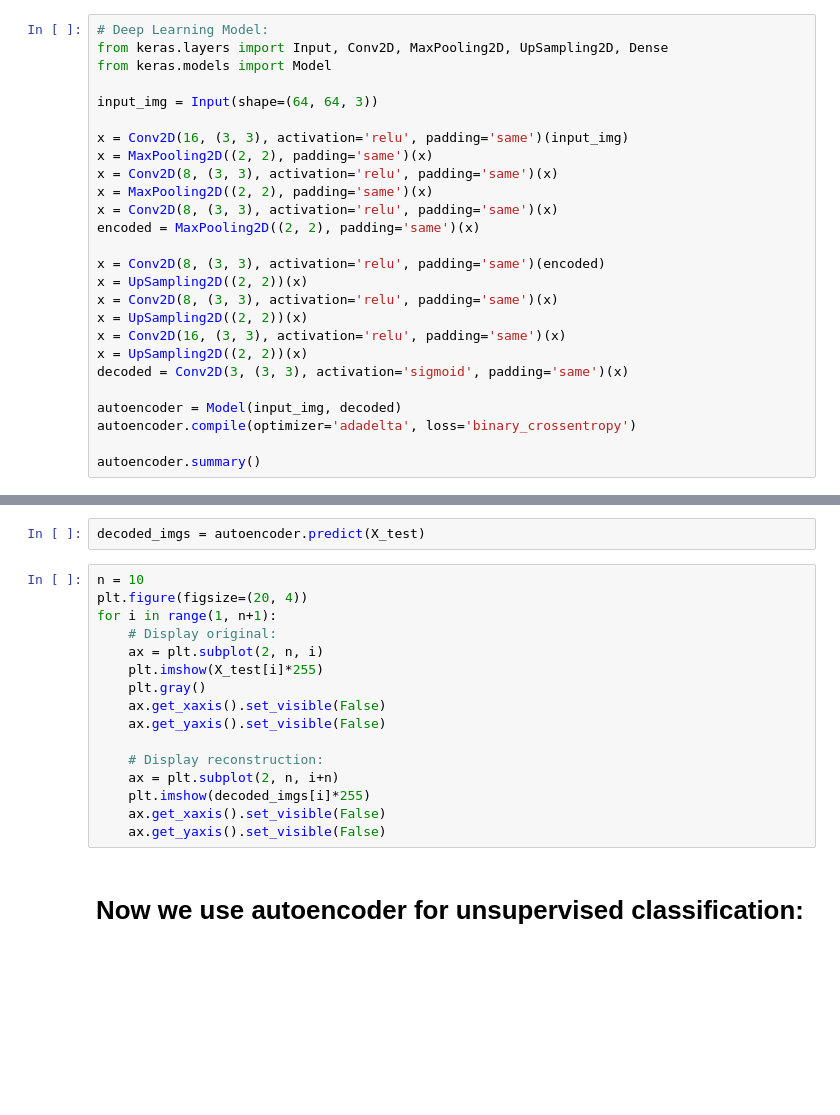
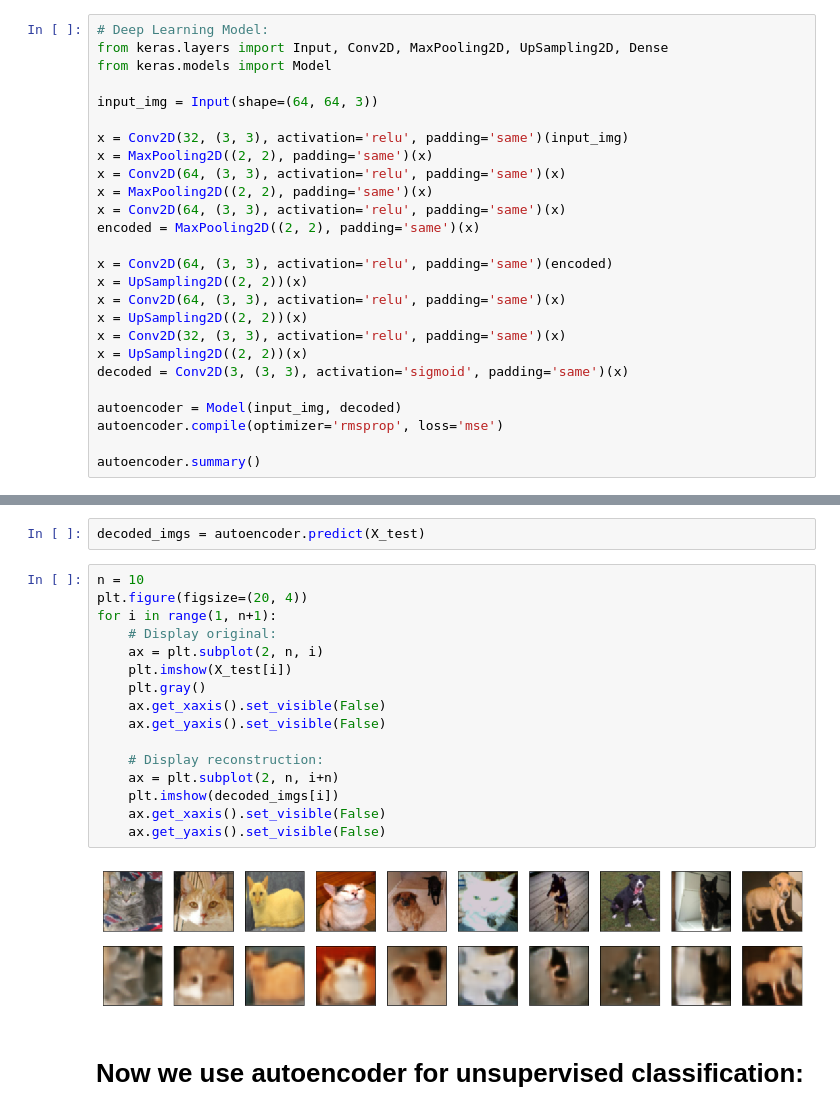
Before and after one commit to ardamavi/Unsupervised-Classification-with-Autoencoder, a Jupyter notebook: Examples/Dog-Cat/Dog-Cat Classification With Autoencoder.ipynb, the cells around one changed output, grey strips where cells are left out. Saved outputs shown, nothing was run; the diff lists cells and outputs as text; blank space fills up the shorter version.

```diff
--- a/Examples/Dog-Cat/Dog-Cat Classification With Autoencoder.ipynb
+++ b/Examples/Dog-Cat/Dog-Cat Classification With Autoencoder.ipynb
@@ -49,22 +60,22 @@ from keras.models import Model
 
 input_img = Input(shape=(64, 64, 3))
 
-x = Conv2D(16, (3, 3), activation='relu', padding='same')(input_img)
+x = Conv2D(32, (3, 3), activation='relu', padding='same')(input_img)
 x = MaxPooling2D((2, 2), padding='same')(x)
-x = Conv2D(8, (3, 3), activation='relu', padding='same')(x)
+x = Conv2D(64, (3, 3), activation='relu', padding='same')(x)
 x = MaxPooling2D((2, 2), padding='same')(x)
-x = Conv2D(8, (3, 3), activation='relu', padding='same')(x)
+x = Conv2D(64, (3, 3), activation='relu', padding='same')(x)
 encoded = MaxPooling2D((2, 2), padding='same')(x)
 
-x = Conv2D(8, (3, 3), activation='relu', padding='same')(encoded)
+x = Conv2D(64, (3, 3), activation='relu', padding='same')(encoded)
 x = UpSampling2D((2, 2))(x)
-x = Conv2D(8, (3, 3), activation='relu', padding='same')(x)
+x = Conv2D(64, (3, 3), activation='relu', padding='same')(x)
 x = UpSampling2D((2, 2))(x)
-x = Conv2D(16, (3, 3), activation='relu', padding='same')(x)
+x = Conv2D(32, (3, 3), activation='relu', padding='same')(x)
 x = UpSampling2D((2, 2))(x)
 decoded = Conv2D(3, (3, 3), activation='sigmoid', padding='same')(x)
 
 autoencoder = Model(input_img, decoded)
-autoencoder.compile(optimizer='adadelta', loss='binary_crossentropy')
+autoencoder.compile(optimizer='rmsprop', loss='mse')
 
 autoencoder.summary()
@@ -83,19 +123,21 @@ decoded_imgs = autoencoder.predict(X_test)
 # %%
 n = 10
 plt.figure(figsize=(20, 4))
 for i in range(1, n+1):
     # Display original:
     ax = plt.subplot(2, n, i)
-    plt.imshow(X_test[i]*255)
+    plt.imshow(X_test[i])
     plt.gray()
     ax.get_xaxis().set_visible(False)
     ax.get_yaxis().set_visible(False)
 
     # Display reconstruction:
     ax = plt.subplot(2, n, i+n)
-    plt.imshow(decoded_imgs[i]*255)
+    plt.imshow(decoded_imgs[i])
     ax.get_xaxis().set_visible(False)
     ax.get_yaxis().set_visible(False)
+# %% [output]
+[figure, added]
 # %% [markdown]
 # Now we use autoencoder for unsupervised classification:
 # %%
```
Also changed, not shown: parts of 4 cells of this notebook, 1 other file.
